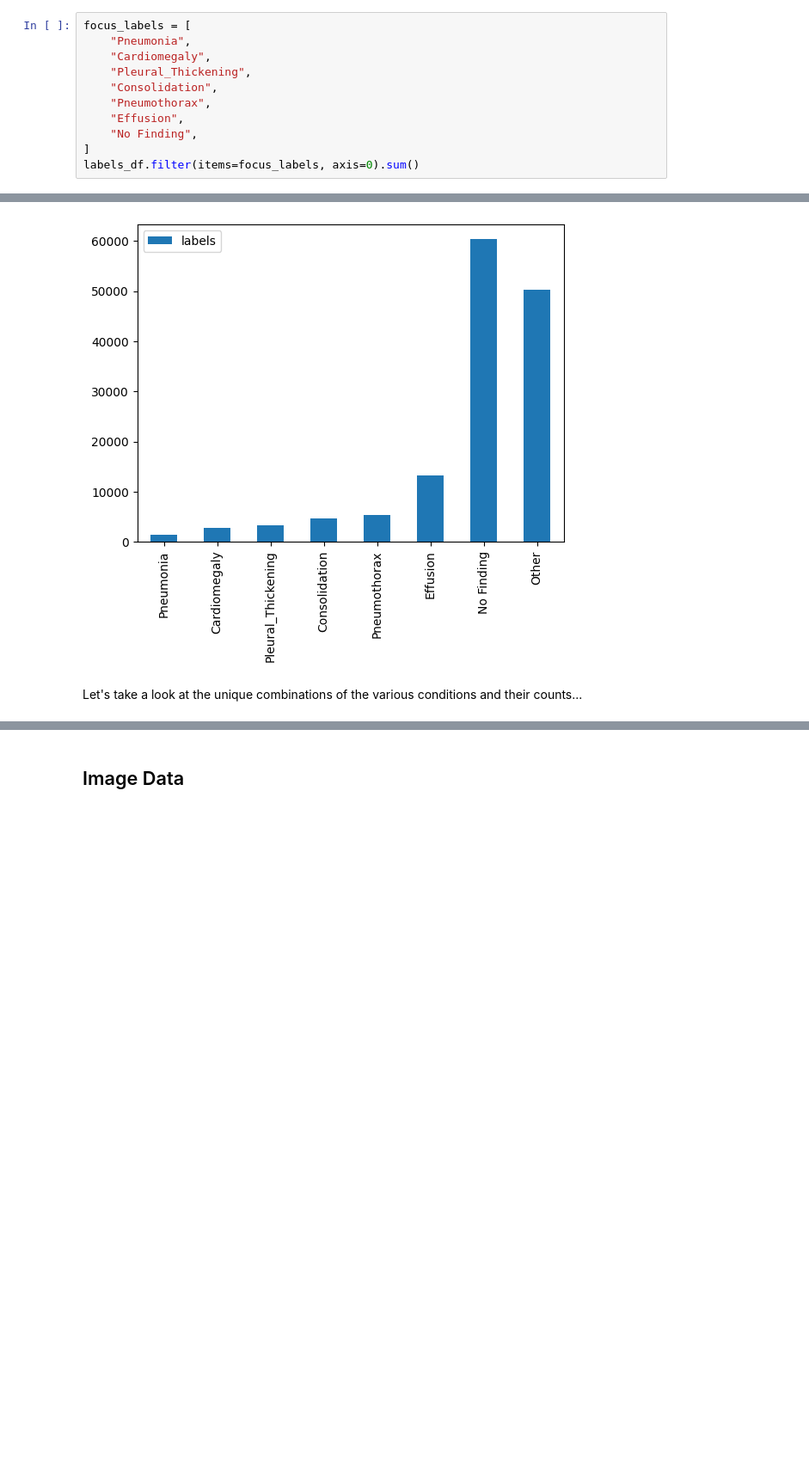
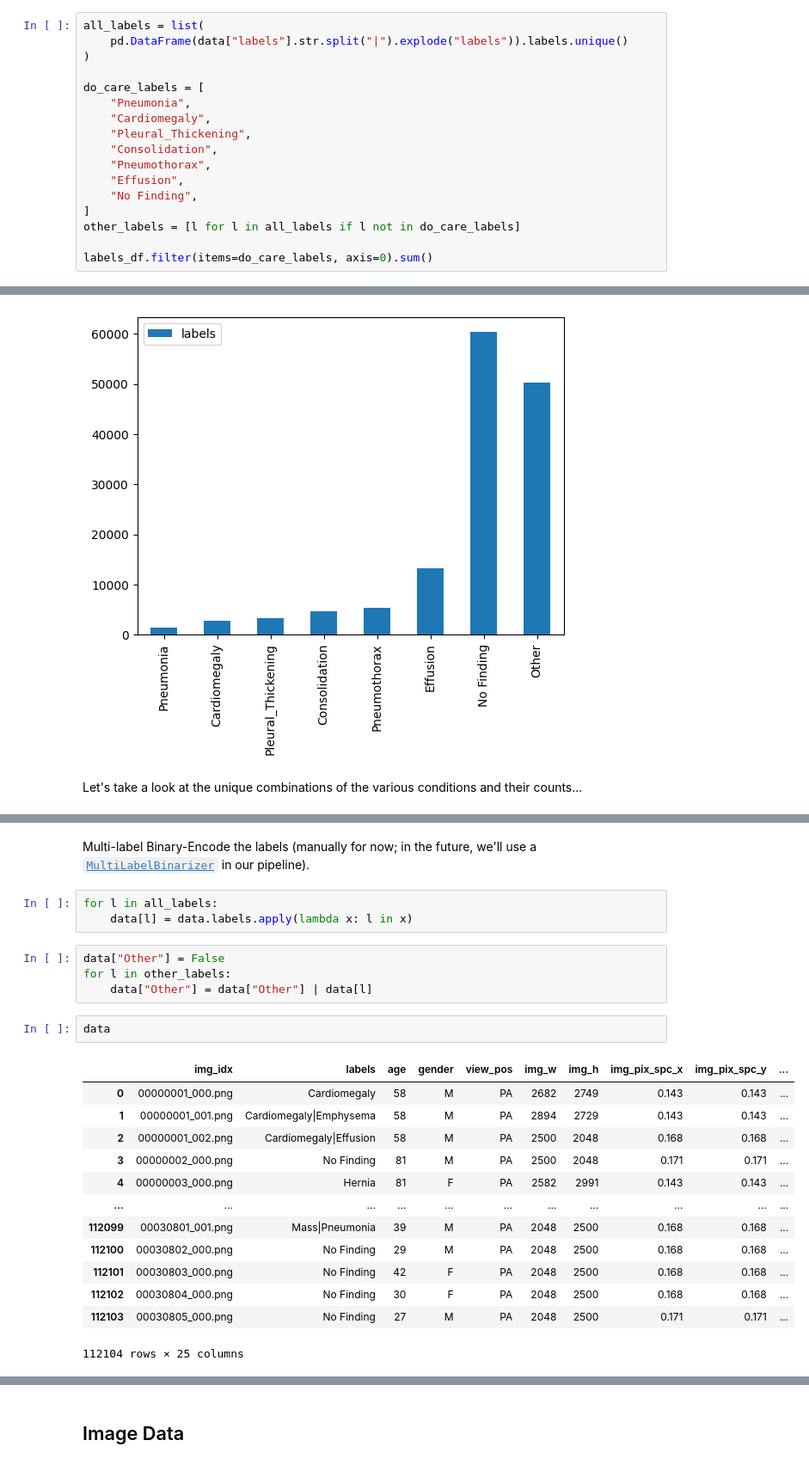
Before and after one commit to niccoulson/CXRay, a Jupyter notebook: notebooks/eda.ipynb, the cells around one changed output, grey strips where cells are left out. Shown at 86% size. Cells and saved outputs as stored; diff of their text form; blank space fills up the shorter version.

Commit message:
Converted the 'labels' column to corresponding binary columns for the conditions we care about + 'no findings' and 'other'

```diff
--- a/notebooks/eda.ipynb
+++ b/notebooks/eda.ipynb
@@ -74,7 +74,11 @@ dtype: int64
 # %% [markdown]
 Of those, how many are the ones we "care about" for our project?
 # %%
-focus_labels = [
+all_labels = list(
+    pd.DataFrame(data["labels"].str.split("|").explode("labels")).labels.unique()
+)
+
+do_care_labels = [
     "Pneumonia",
     "Cardiomegaly",
     "Pleural_Thickening",
@@ -83,7 +87,9 @@ focus_labels = [
     "Effusion",
     "No Finding",
 ]
-labels_df.filter(items=focus_labels, axis=0).sum()
+other_labels = [l for l in all_labels if l not in do_care_labels]
+
+labels_df.filter(items=do_care_labels, axis=0).sum()
 # %% [output]
 labels    91227
 dtype: int64
@@ -174 +157,26 @@ df[["labels"]].stack().droplevel(1).value_counts()
 Length: 836, dtype: int64
+# %% [markdown]
+Multi-label Binary-Encode the labels (manually for now; in the future, we'll use a [`MultiLabelBinarizer`](https://scikit-learn.org/stable/modules/generated/sklearn.preprocessing.MultiLabelBinarizer.html) in our pipeline).
+# %%
+for l in all_labels:
+    data[l] = data.labels.apply(lambda x: l in x)
+# %%
+data["Other"] = False
+for l in other_labels:
+    data["Other"] = data["Other"] | data[l]
+# %%
+data
+# %% [output]
+|  | img_idx | labels | age | gender | view_pos | img_w | img_h | img_pix_spc_x | img_pix_spc_y | ... |
+| 0 | 00000001_000.png | Cardiomegaly | 58 | M | PA | 2682 | 2749 | 0.143 | 0.143 | ... |
+| 1 | 00000001_001.png | Cardiomegaly|Emphysema | 58 | M | PA | 2894 | 2729 | 0.143 | 0.143 | ... |
+| 2 | 00000001_002.png | Cardiomegaly|Effusion | 58 | M | PA | 2500 | 2048 | 0.168 | 0.168 | ... |
+| 3 | 00000002_000.png | No Finding | 81 | M | PA | 2500 | 2048 | 0.171 | 0.171 | ... |
+| 4 | 00000003_000.png | Hernia | 81 | F | PA | 2582 | 2991 | 0.143 | 0.143 | ... |
+| ... | ... | ... | ... | ... | ... | ... | ... | ... | ... | ... |
+| 112099 | 00030801_001.png | Mass|Pneumonia | 39 | M | PA | 2048 | 2500 | 0.168 | 0.168 | ... |
+| 112100 | 00030802_000.png | No Finding | 29 | M | PA | 2048 | 2500 | 0.168 | 0.168 | ... |
+| 112101 | 00030803_000.png | No Finding | 42 | F | PA | 2048 | 2500 | 0.168 | 0.168 | ... |
+| 112102 | 00030804_000.png | No Finding | 30 | F | PA | 2048 | 2500 | 0.168 | 0.168 | ... |
+| 112103 | 00030805_000.png | No Finding | 27 | M | PA | 2048 | 2500 | 0.171 | 0.171 | ... |
+112104 rows × 25 columns
```
Also changed, not shown: parts of 6 cells of this notebook.
